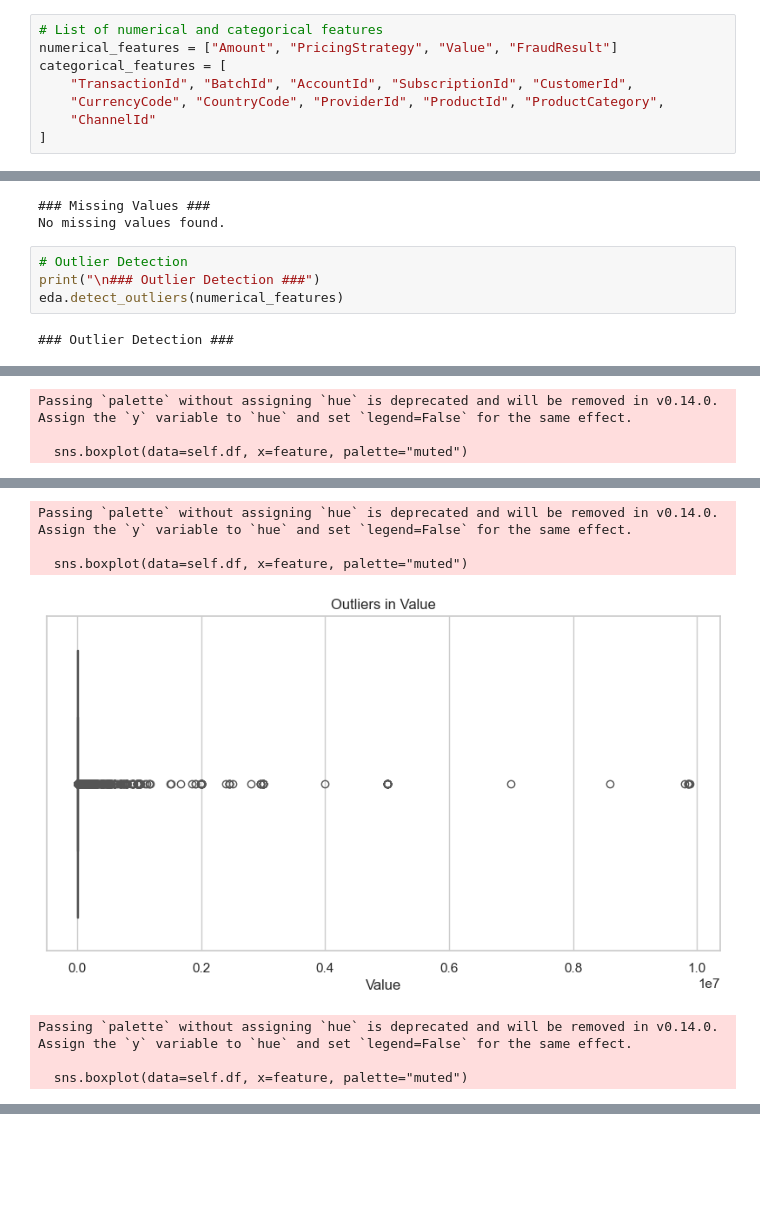
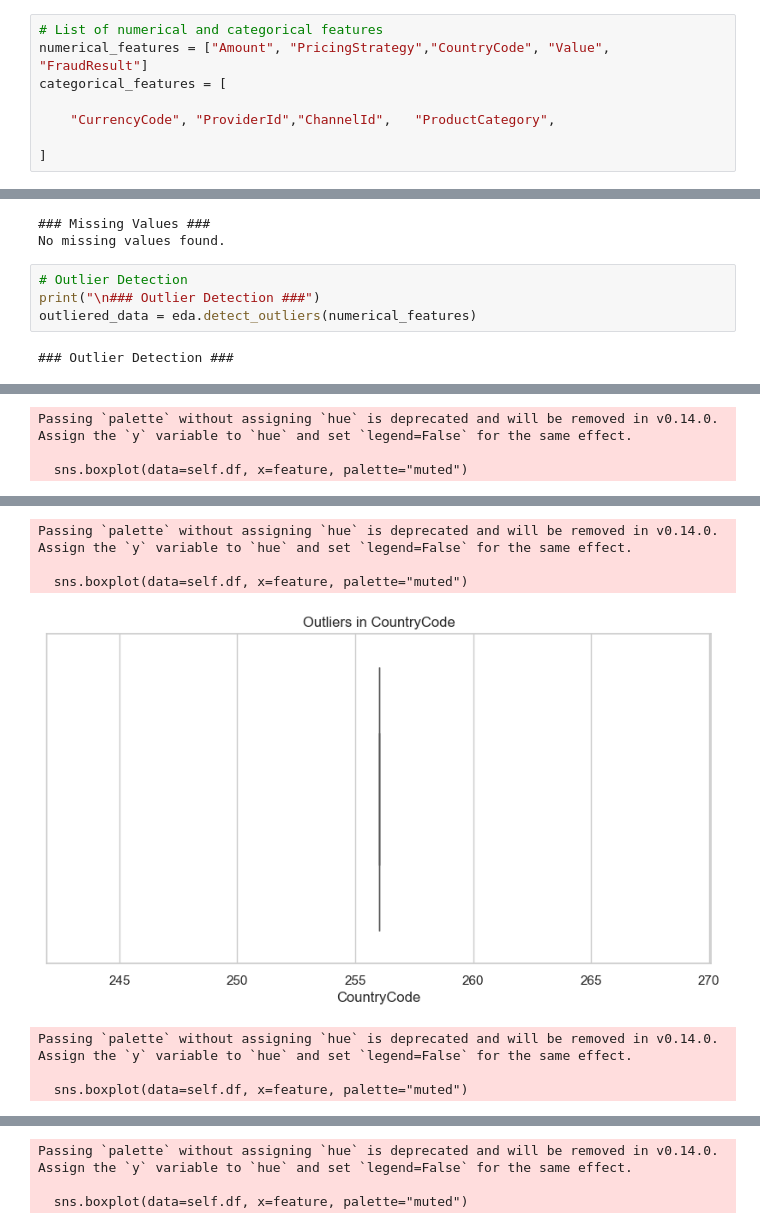
Before and after one commit to Tsegaye16/Bat-bank-Credit-Scoring, a Jupyter notebook: notebooks/EDA_analysis.ipynb, the cells around one changed output, grey strips where cells are left out. Drawn from its saved outputs; the diff is of its cells as text; blank space fills up the shorter version.

```diff
--- a/notebooks/EDA_analysis.ipynb
+++ b/notebooks/EDA_analysis.ipynb
@@ -92,11 +110,11 @@ Processing time-series data for TransactionStartTime...
 [figure]
 # %%
 # List of numerical and categorical features
-numerical_features = ["Amount", "PricingStrategy", "Value", "FraudResult"]
+numerical_features = ["Amount", "PricingStrategy","CountryCode", "Value", "FraudResult"]
 categorical_features = [
-    "TransactionId", "BatchId", "AccountId", "SubscriptionId", "CustomerId",
-    "CurrencyCode", "CountryCode", "ProviderId", "ProductId", "ProductCategory",
-    "ChannelId"
+
+    "CurrencyCode", "ProviderId","ChannelId",   "ProductCategory",
+
 ]
 # %%
 # Distribution of Numerical Features
@@ -155,21 +215,21 @@ No missing values found.
 # %%
 # Outlier Detection
 print("\n### Outlier Detection ###")
-eda.detect_outliers(numerical_features)
+outliered_data = eda.detect_outliers(numerical_features)
 # %% [output]
 ### Outlier Detection ###
 Passing `palette` without assigning `hue` is deprecated and will be removed in v0.14.0. Assign the `y` variable to `hue` and set `legend=False` for the same effect.
 
   sns.boxplot(data=self.df, x=feature, palette="muted")
 [figure]
 Passing `palette` without assigning `hue` is deprecated and will be removed in v0.14.0. Assign the `y` variable to `hue` and set `legend=False` for the same effect.
 
   sns.boxplot(data=self.df, x=feature, palette="muted")
 [figure]
 Passing `palette` without assigning `hue` is deprecated and will be removed in v0.14.0. Assign the `y` variable to `hue` and set `legend=False` for the same effect.
 
   sns.boxplot(data=self.df, x=feature, palette="muted")
-[figure, old version]
+[figure, new version]
 Passing `palette` without assigning `hue` is deprecated and will be removed in v0.14.0. Assign the `y` variable to `hue` and set `legend=False` for the same effect.
 
   sns.boxplot(data=self.df, x=feature, palette="muted")
@@ -176,0 +237,3 @@ Passing `palette` without assigning `hue` is deprecated and will be removed in v
+Passing `palette` without assigning `hue` is deprecated and will be removed in v0.14.0. Assign the `y` variable to `hue` and set `legend=False` for the same effect.
+
+  sns.boxplot(data=self.df, x=feature, palette="muted")
```
Also changed, not shown: parts of 23 cells of this notebook, 6 other files.
